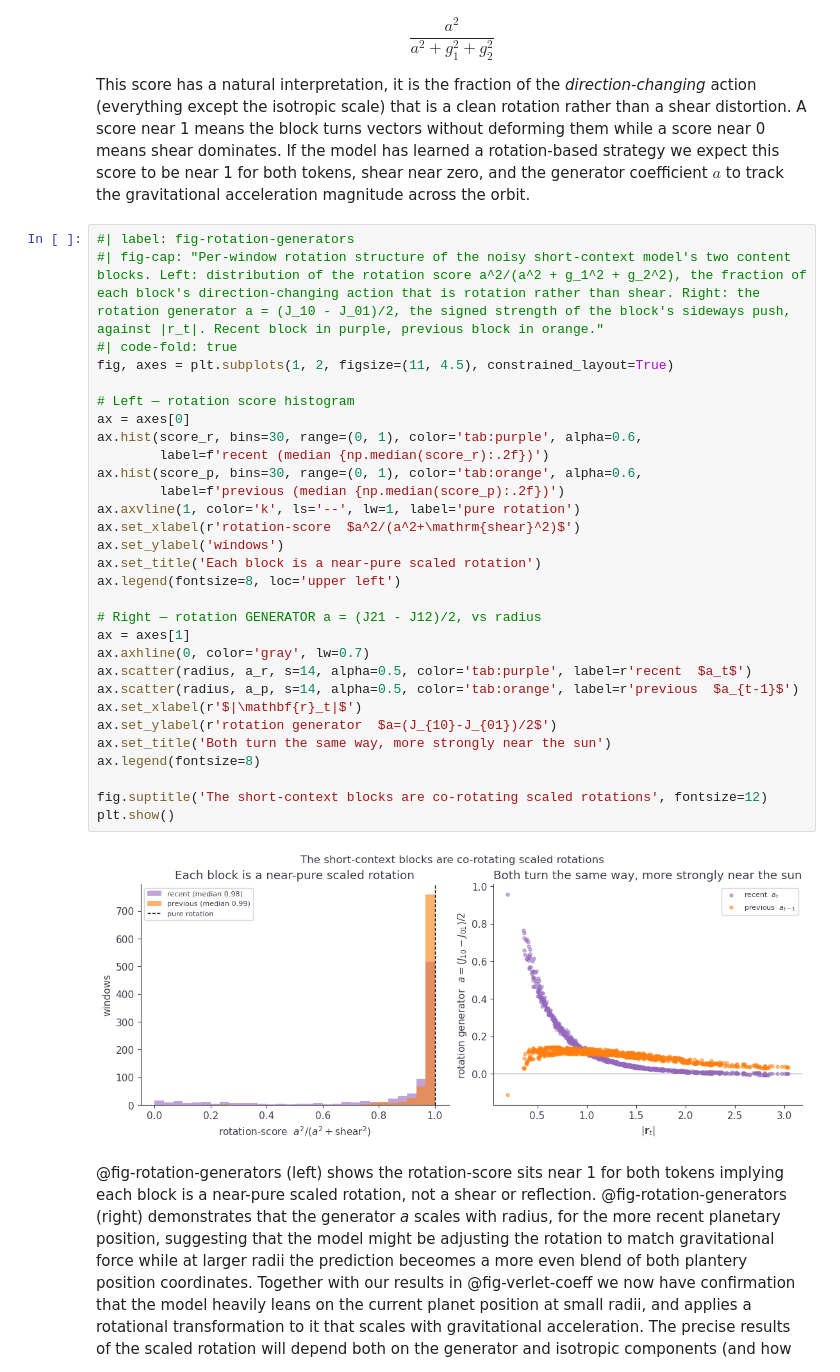
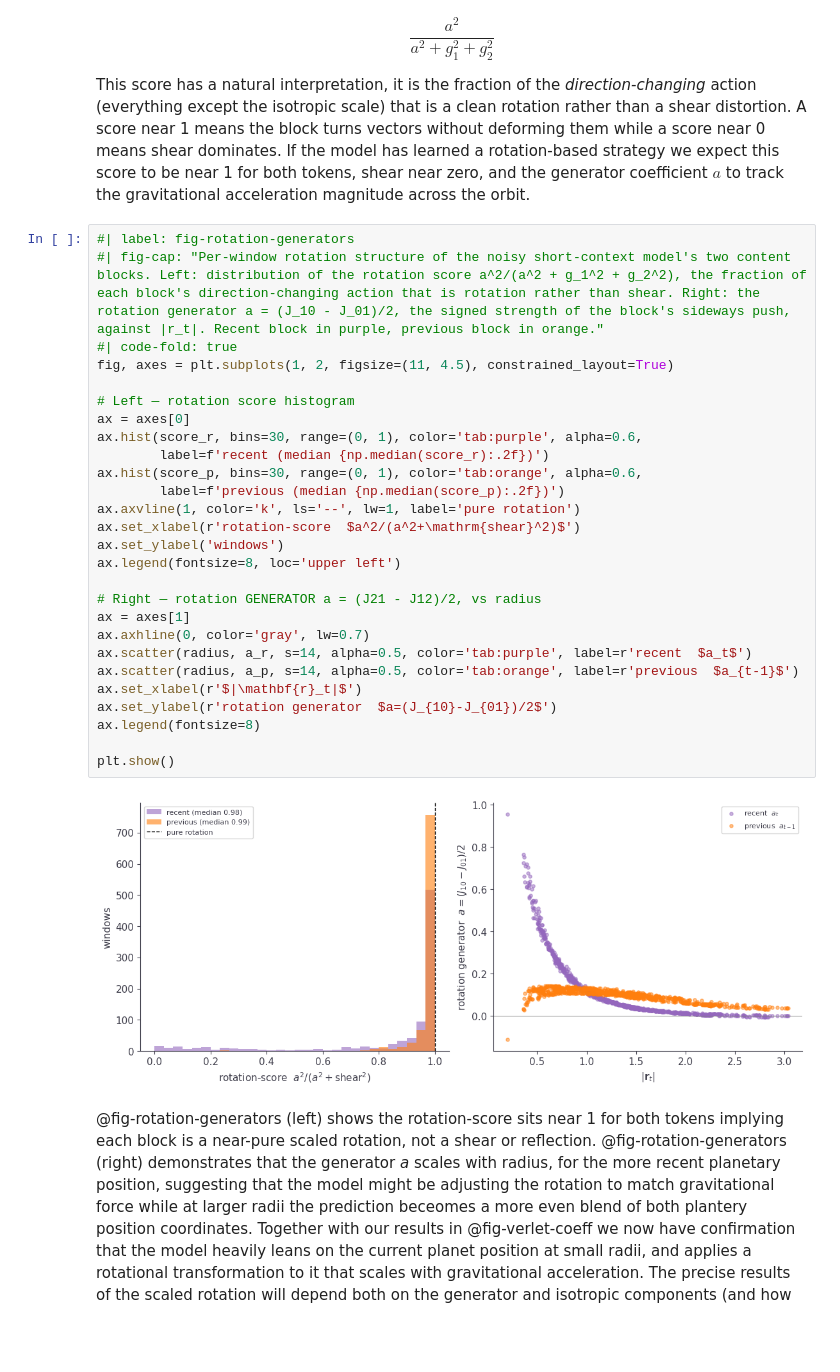
Before and after one commit to Arcadia-Science/world-model-orbits, a Jupyter notebook: index.ipynb, the cells around one changed output. Cells and saved outputs as stored; diff of their text form; blank space fills up the shorter version.

```diff
--- a/index.ipynb
+++ b/index.ipynb
@@ -394,35 +393,32 @@ This score has a natural interpretation, it is the fraction of the *direction-ch
 # %%
 #| label: fig-rotation-generators
 #| fig-cap: "Per-window rotation structure of the noisy short-context model's two content blocks. Left: distribution of the rotation score a^2/(a^2 + g_1^2 + g_2^2), the fraction of each block's direction-changing action that is rotation rather than shear. Right: the rotation generator a = (J_10 - J_01)/2, the signed strength of the block's sideways push, against |r_t|. Recent block in purple, previous block in orange."
 #| code-fold: true
 fig, axes = plt.subplots(1, 2, figsize=(11, 4.5), constrained_layout=True)
 
 # Left — rotation score histogram
 ax = axes[0]
 ax.hist(score_r, bins=30, range=(0, 1), color='tab:purple', alpha=0.6,
         label=f'recent (median {np.median(score_r):.2f})')
 ax.hist(score_p, bins=30, range=(0, 1), color='tab:orange', alpha=0.6,
         label=f'previous (median {np.median(score_p):.2f})')
 ax.axvline(1, color='k', ls='--', lw=1, label='pure rotation')
 ax.set_xlabel(r'rotation-score  $a^2/(a^2+\mathrm{shear}^2)$')
 ax.set_ylabel('windows')
-ax.set_title('Each block is a near-pure scaled rotation')
 ax.legend(fontsize=8, loc='upper left')
 
 # Right — rotation GENERATOR a = (J21 - J12)/2, vs radius
 ax = axes[1]
 ax.axhline(0, color='gray', lw=0.7)
 ax.scatter(radius, a_r, s=14, alpha=0.5, color='tab:purple', label=r'recent  $a_t$')
 ax.scatter(radius, a_p, s=14, alpha=0.5, color='tab:orange', label=r'previous  $a_{t-1}$')
 ax.set_xlabel(r'$|\mathbf{r}_t|$')
 ax.set_ylabel(r'rotation generator  $a=(J_{10}-J_{01})/2$')
-ax.set_title('Both turn the same way, more strongly near the sun')
 ax.legend(fontsize=8)
 
-fig.suptitle('The short-context blocks are co-rotating scaled rotations', fontsize=12)
 plt.show()
 # %% [output]
-[figure, old version]
+[figure, new version]
 # %% [markdown]
 @fig-rotation-generators (left) shows the rotation-score sits near 1 for both tokens implying each block is a near-pure scaled rotation, not a shear or reflection. @fig-rotation-generators (right) demonstrates that the generator *a* scales with radius, for the more recent planetary position, suggesting that the model might be adjusting the rotation to match gravitational force while at larger radii the prediction beceomes a more even blend of both plantery position coordinates. Together with our results in @fig-verlet-coeff we now have confirmation that the model heavily leans on the current planet position at small radii, and applies a rotational transformation to it that scales with gravitational acceleration. The precise results of the scaled rotation will depend both on the generator and isotropic components (and how their effects are combined across the two tokens). To avoid this complexity, we next use a behavioral test to further test the rotation hypothesis.
 # %% [markdown]
```
Also changed, not shown: parts of 20 cells of this notebook.
